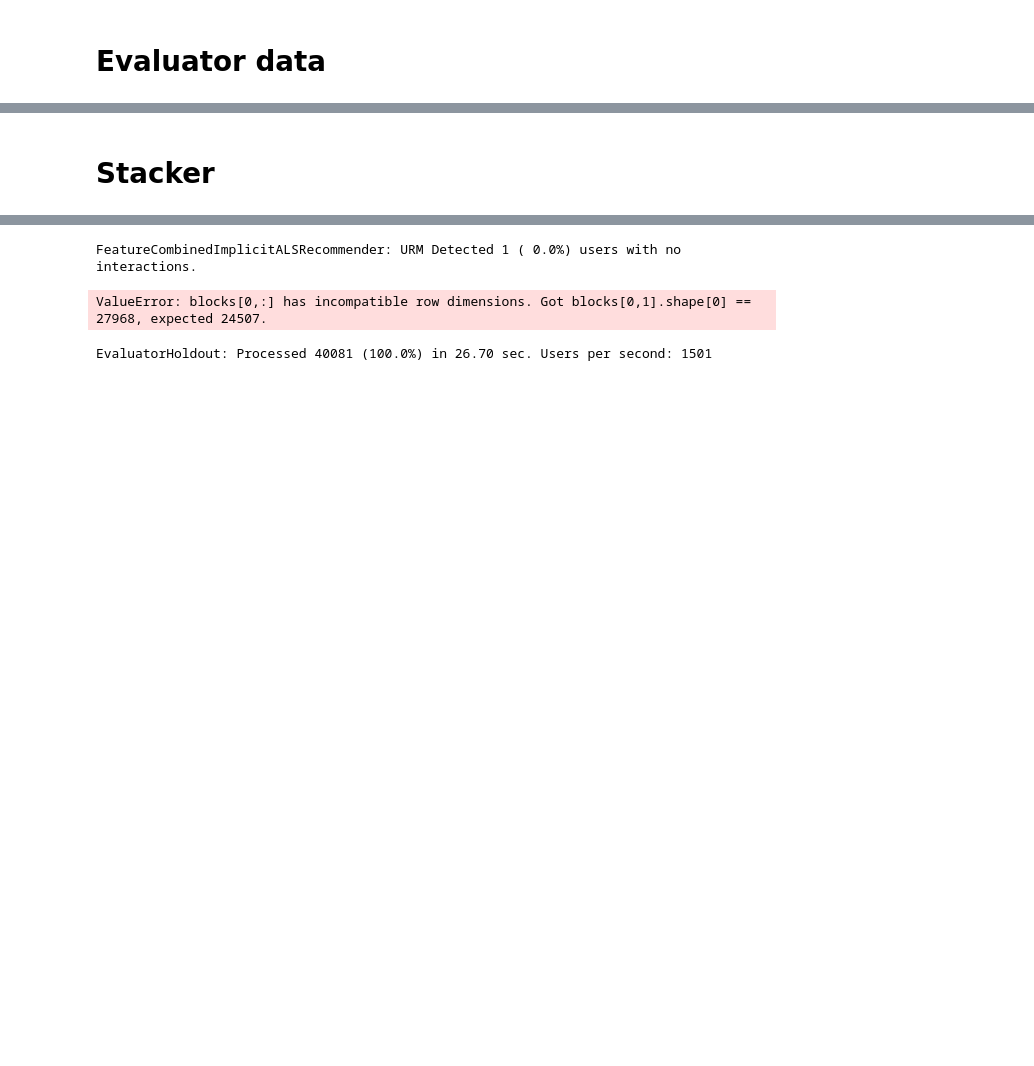
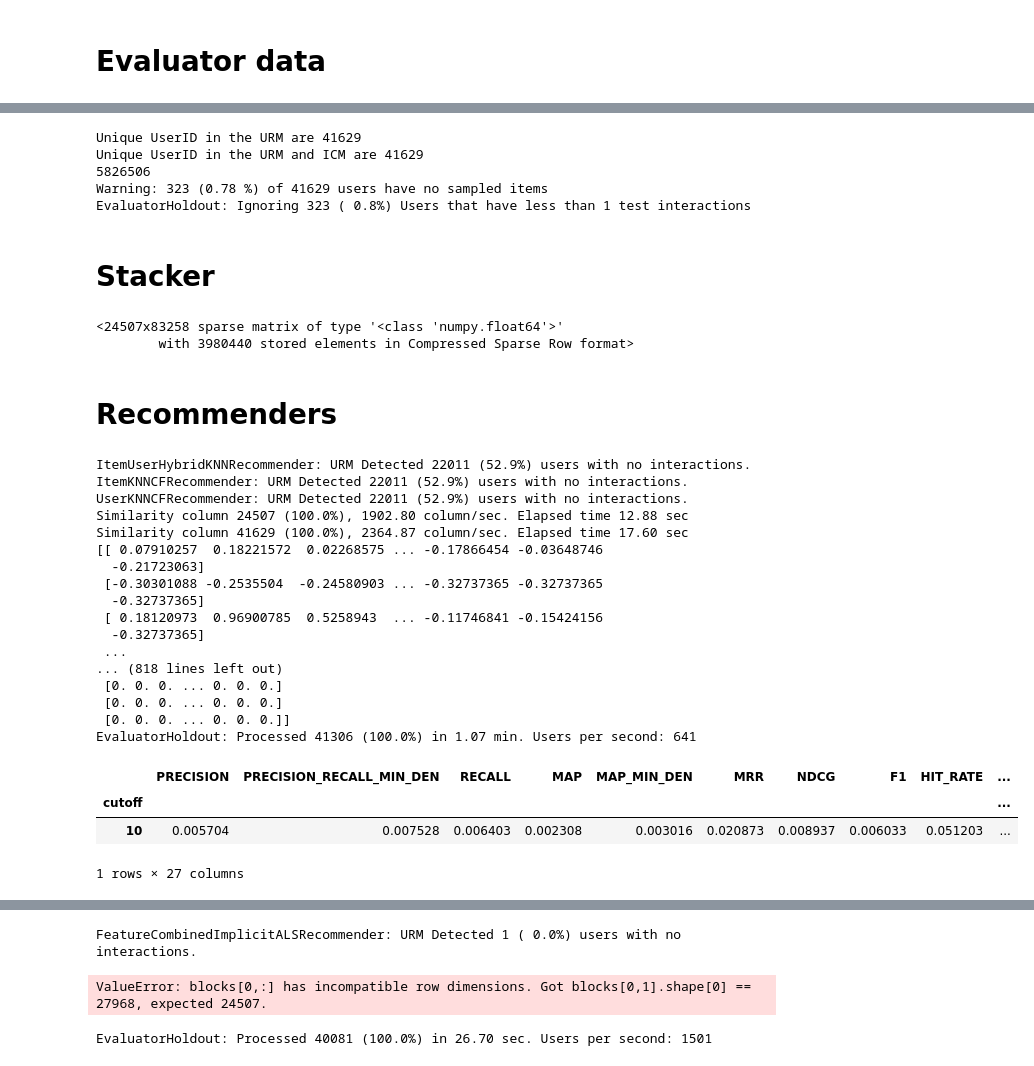
Before and after one commit to marcofasa/RecSys-Challenge-2022-Polimi, a Jupyter notebook: Utils/test.ipynb, the cells around one changed output, grey strips where cells are left out. Drawn from its saved outputs; the diff is of its cells as text; code cells hidden in the pictures; blank space fills up the shorter version.

```diff
--- a/Utils/test.ipynb
+++ b/Utils/test.ipynb
@@ -97,3 +110,25 @@ EvaluatorHoldout: Ignoring 1548 ( 3.7%) Users that have less than 1 test interac
+# %%
+from Utils.Evaluator import EvaluatorHoldout
+import Utils.Reader as Reader
+
+from Data_manager.split_functions.split_train_validation_random_holdout import \
+    split_train_in_two_percentage_global_sample_double
+values_to_replace={0.01: 0.0,0.0:0.2}
+#URM_all=Reader.load_URM(values_to_replace={0.01:0.02})
+URM_all=Reader.read_train_csr(values_to_replace=values_to_replace)
+
+#URM_all_new=Reader.load_URM("../output/out_10.csv",values_to_replace={0.01: 0.0})
+URM_all_new=Reader.load_URM("../output/out_10.csv",values_to_replace=values_to_replace)
+
+#URM_all=Reader.load_URM("../output/URM_2_mean.csv")
+URM_train, URM_test,URM_train2 = split_train_in_two_percentage_global_sample_double(URM_all ,URM_all_new,train_percentage=0.80)
+evaluator_validation=EvaluatorHoldout(URM_test,cutoff_list=[10])
+# %% [output]
+Unique UserID in the URM are 41629
+Unique UserID in the URM and ICM are 41629
+5826506
+Warning: 323 (0.78 %) of 41629 users have no sampled items
+EvaluatorHoldout: Ignoring 323 ( 0.8%) Users that have less than 1 test interactions
 # %% [markdown]
 # Stacker
 # %%
@@ -103,5 +138,43 @@ ICM_path='../data/rewatches.csv'
 ICM_all = Reader.load_ICM_rewatches(ICM_path)
 
 ICM_combined = Reader.combine(ICM=ICM_all, URM = URM_all)
+ICM_combined
+# %% [output]
+<24507x83258 sparse matrix of type '<class 'numpy.float64'>'
+        with 3980440 stored elements in Compressed Sparse Row format>
+# %% [markdown]
+# Recommenders
+# %%
+#1
+# BEST MODEL UNTIL NOW _ PROVA
+from Recommenders.Hybrid.ItemUserHybridKNNRecommender import ItemUserHybridKNNRecommender
+
+recommender_ItemKNNCFCBF = ItemUserHybridKNNRecommender(URM_train2)
+recommender_ItemKNNCFCBF.fit()
+
+result_df, _ = evaluator_validation.evaluateRecommender(recommender_ItemKNNCFCBF)
+result_df
+# %% [output]
+ItemUserHybridKNNRecommender: URM Detected 22011 (52.9%) users with no interactions.
+ItemKNNCFRecommender: URM Detected 22011 (52.9%) users with no interactions.
+UserKNNCFRecommender: URM Detected 22011 (52.9%) users with no interactions.
+Similarity column 24507 (100.0%), 1902.80 column/sec. Elapsed time 12.88 sec
+Similarity column 41629 (100.0%), 2364.87 column/sec. Elapsed time 17.60 sec
+[[ 0.07910257  0.18221572  0.02268575 ... -0.17866454 -0.03648746
+  -0.21723063]
+ [-0.30301088 -0.2535504  -0.24580903 ... -0.32737365 -0.32737365
+  -0.32737365]
+ [ 0.18120973  0.96900785  0.5258943  ... -0.11746841 -0.15424156
+  -0.32737365]
+ ...
+... (818 lines left out)
+ [0. 0. 0. ... 0. 0. 0.]
+ [0. 0. 0. ... 0. 0. 0.]
+ [0. 0. 0. ... 0. 0. 0.]]
+EvaluatorHoldout: Processed 41306 (100.0%) in 1.07 min. Users per second: 641
+|  | PRECISION | PRECISION_RECALL_MIN_DEN | RECALL | MAP | MAP_MIN_DEN | MRR | NDCG | F1 | HIT_RATE | ... |
+| cutoff |  |  |  |  |  |  |  |  |  | ... |
+| 10 | 0.005704 | 0.007528 | 0.006403 | 0.002308 | 0.003016 | 0.020873 | 0.008937 | 0.006033 | 0.051203 | ... |
+1 rows × 27 columns
 # %%
 #1
```
Also changed, not shown: parts of 12 cells of this notebook, 3 other files.
